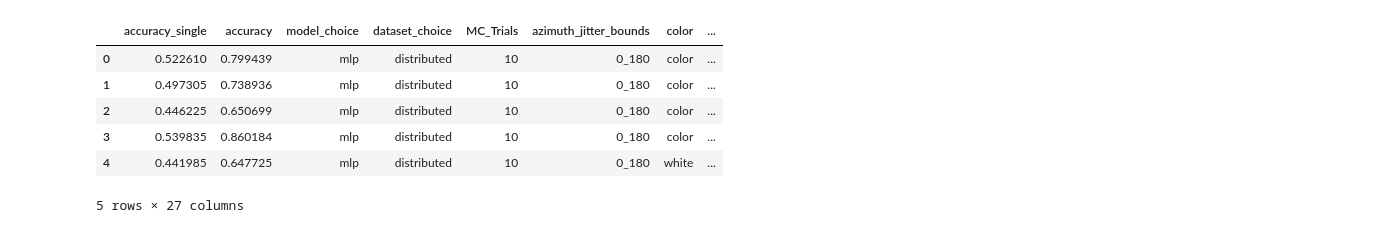
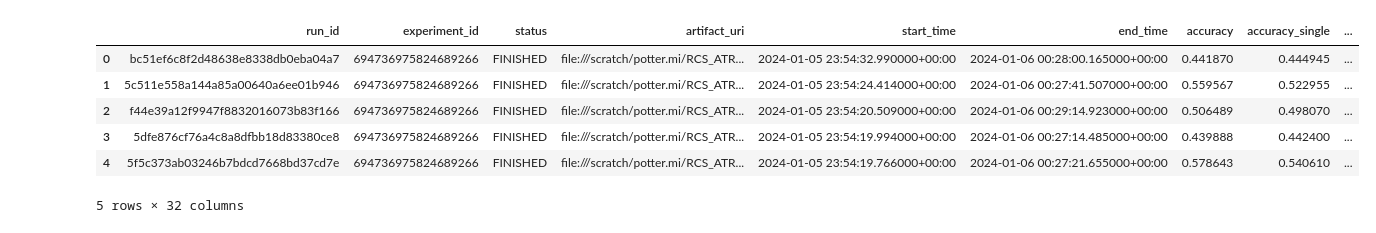
Before and after one commit to mlpotter/RCS_ATR, a Jupyter notebook: Visualize Results.ipynb, the cells around one changed output. Cells and saved outputs as stored; diff of their text form; code cells hidden in the pictures.

```diff
--- a/Visualize Results.ipynb
+++ b/Visualize Results.ipynb
@@ -7,6 +9,7 @@ import os
 # %%
-filepath = "results/radar_target_recognition_snr_with_jitter.csv"
+filepath = os.path.join("results","radar_target_recognition_snr_with_jitter.csv")
 
 df = pd.read_csv(filepath)
+print(df.head().to_string())
 df.head()
 # %% [output]
@@ -13,7 +22,7 @@ df.head()
-|  | accuracy_single | accuracy | model_choice | dataset_choice | MC_Trials | azimuth_jitter_bounds | color | ... |
-| 0 | 0.522610 | 0.799439 | mlp | distributed | 10 | 0_180 | color | ... |
-| 1 | 0.497305 | 0.738936 | mlp | distributed | 10 | 0_180 | color | ... |
-| 2 | 0.446225 | 0.650699 | mlp | distributed | 10 | 0_180 | color | ... |
-| 3 | 0.539835 | 0.860184 | mlp | distributed | 10 | 0_180 | color | ... |
-| 4 | 0.441985 | 0.647725 | mlp | distributed | 10 | 0_180 | white | ... |
+|  | run_id | experiment_id | status | artifact_uri | start_time | end_time | accuracy | accuracy_single | ... |
+| 0 | bc51ef6c8f2d48638e8338db0eba04a7 | 694736975824689266 | FINISHED | file:///scratch/potter.mi/RCS_ATR... | 2024-01-05 23:54:32.990000+00:00 | 2024-01-06 00:28:00.165000+00:00 | 0.441870 | 0.444945 | ... |
+| 1 | 5c511e558a144a85a00640a6ee01b946 | 694736975824689266 | FINISHED | file:///scratch/potter.mi/RCS_ATR... | 2024-01-05 23:54:24.414000+00:00 | 2024-01-06 00:27:41.507000+00:00 | 0.559567 | 0.522955 | ... |
+| 2 | f44e39a12f9947f8832016073b83f166 | 694736975824689266 | FINISHED | file:///scratch/potter.mi/RCS_ATR... | 2024-01-05 23:54:20.509000+00:00 | 2024-01-06 00:29:14.923000+00:00 | 0.506489 | 0.498070 | ... |
+| 3 | 5dfe876cf76a4c8a8dfbb18d83380ce8 | 694736975824689266 | FINISHED | file:///scratch/potter.mi/RCS_ATR... | 2024-01-05 23:54:19.994000+00:00 | 2024-01-06 00:27:14.485000+00:00 | 0.439888 | 0.442400 | ... |
+| 4 | 5f5c373ab03246b7bdcd7668bd37cd7e | 694736975824689266 | FINISHED | file:///scratch/potter.mi/RCS_ATR... | 2024-01-05 23:54:19.766000+00:00 | 2024-01-06 00:27:21.655000+00:00 | 0.578643 | 0.540610 | ... |
-5 rows × 27 columns
+5 rows × 32 columns
```
Also changed, not shown: parts of 11 cells of this notebook, 4 other files.
